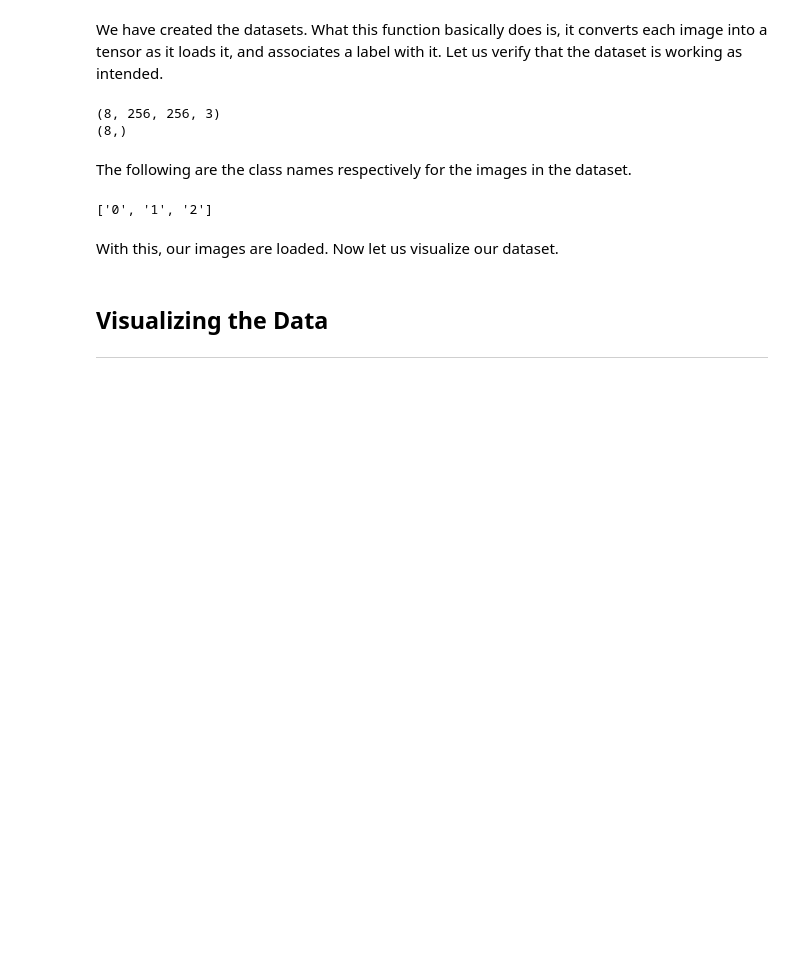
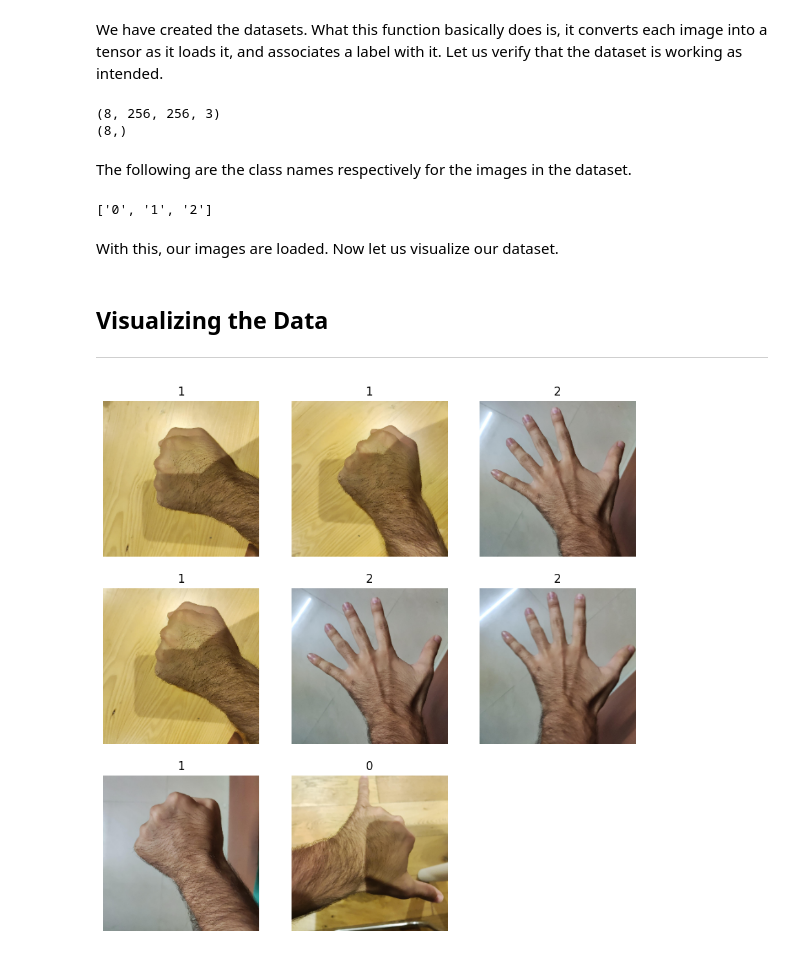
Before and after one commit to amansharma2910/magic_hands, a Jupyter notebook: magic_hands.ipynb, the cells around one changed output. Drawn from its saved outputs; the diff is of its cells as text; code cells hidden in the pictures; blank space fills up the shorter version.

Commit message:
add data visualization

```diff
--- a/magic_hands.ipynb
+++ b/magic_hands.ipynb
@@ -131,3 +133,15 @@ With this, our images are loaded. Now let us visualize our dataset.
 # %% [markdown]
 ## Visualizing the Data
 ---
+# %%
+# plot the images in the first batch of the dataset
+
+plt.figure(figsize=(10, 10))
+for images, labels in train_ds.take(1):
+  for i in range(8):
+    ax = plt.subplot(3, 3, i + 1)
+    plt.imshow(images[i].numpy().astype("uint8"))
+    plt.title(train_ds.class_names[labels[i]])
+    plt.axis("off")
+# %% [output]
+[figure, added]
```
Also changed, not shown: parts of 5 cells of this notebook.
